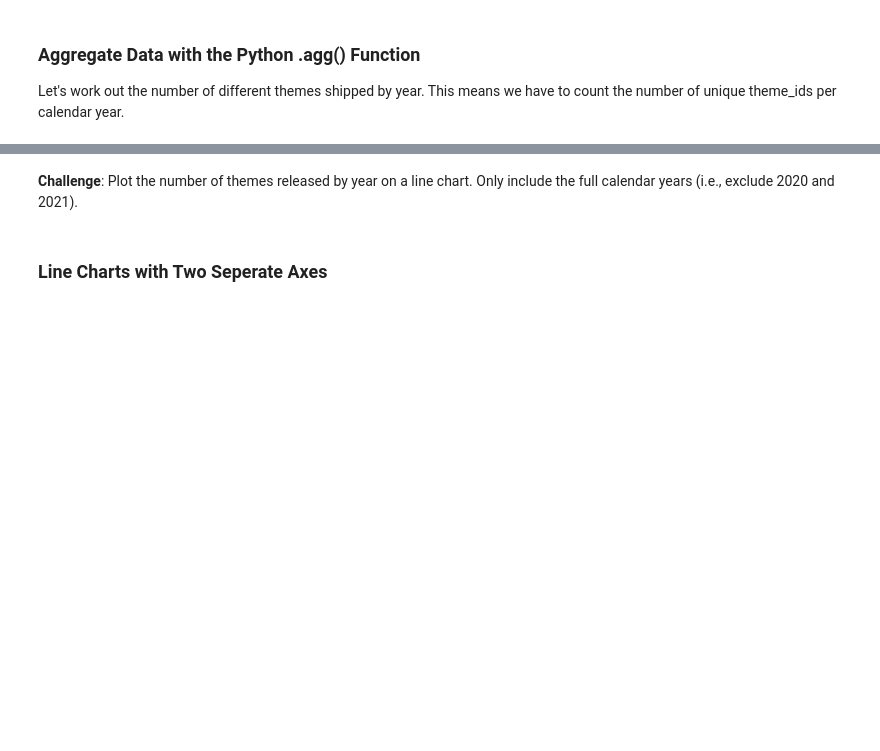
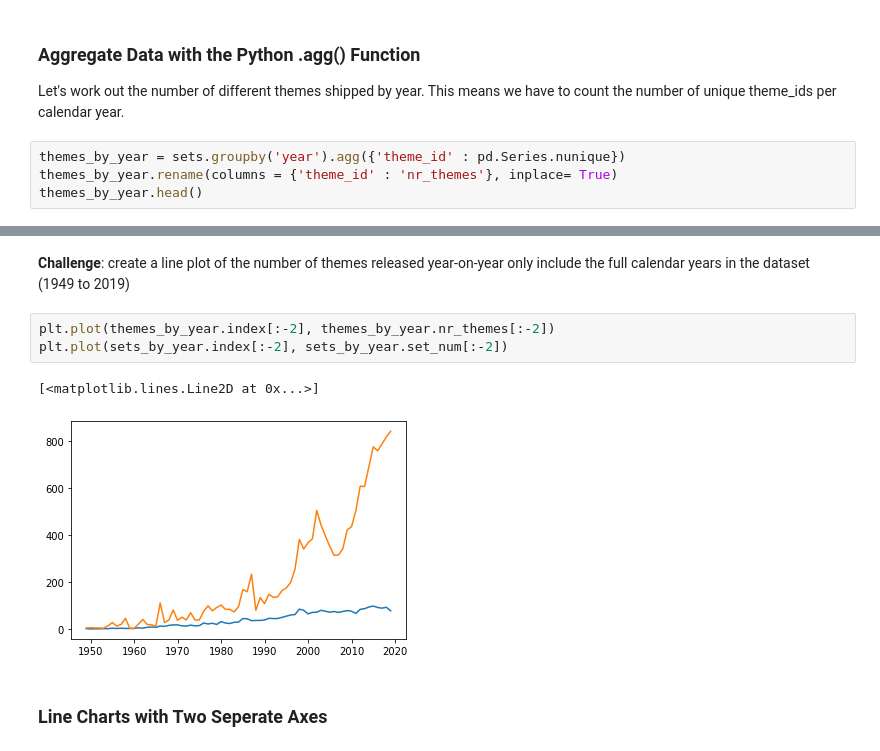
Before and after one commit to brylimz/analyse-dataset-of-lego-pieces, a Jupyter notebook: lego_analysis.ipynb, the cells around one changed output, grey strips where cells are left out. Saved outputs shown, nothing was run; the diff lists cells and outputs as text; blank space fills up the shorter version.

```diff
--- a/lego_analysis.ipynb
+++ b/lego_analysis.ipynb
@@ -139,3 +154,7 @@ Note that the .csv file is from late 2020, so to plot the full calendar years, y
 ### Aggregate Data with the Python .agg() Function
 
 Let's work out the number of different themes shipped by year. This means we have to count the number of unique theme_ids per calendar year.
+# %%
+themes_by_year = sets.groupby('year').agg({'theme_id' : pd.Series.nunique})
+themes_by_year.rename(columns = {'theme_id' : 'nr_themes'}, inplace= True)
+themes_by_year.head()
@@ -142,4 +179,10 @@ Let's work out the number of different themes shipped by year. This means we hav
 # %% [markdown]
-**Challenge**: Plot the number of themes released by year on a line chart. Only include the full calendar years (i.e., exclude 2020 and 2021).
+**Challenge**: create a line plot of the number of themes released year-on-year only include the full calendar years in the dataset (1949 to 2019)
+# %%
+plt.plot(themes_by_year.index[:-2], themes_by_year.nr_themes[:-2])
+plt.plot(sets_by_year.index[:-2], sets_by_year.set_num[:-2])
+# %% [output]
+[<matplotlib.lines.Line2D at 0x...>]
+[figure, added]
 # %% [markdown]
 ### Line Charts with Two Seperate Axes
```
Also changed, not shown: parts of 15 cells of this notebook.
